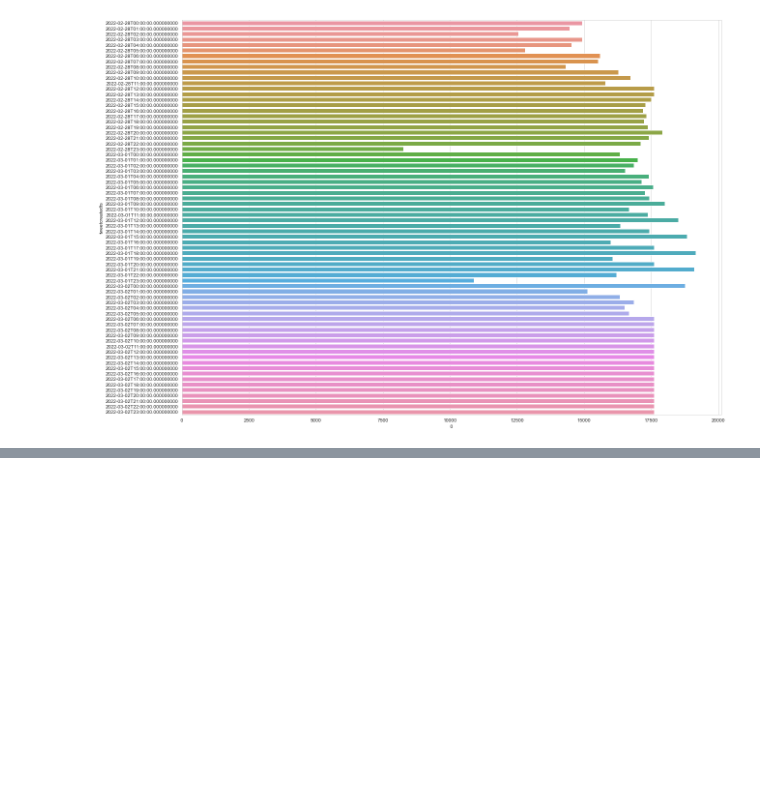
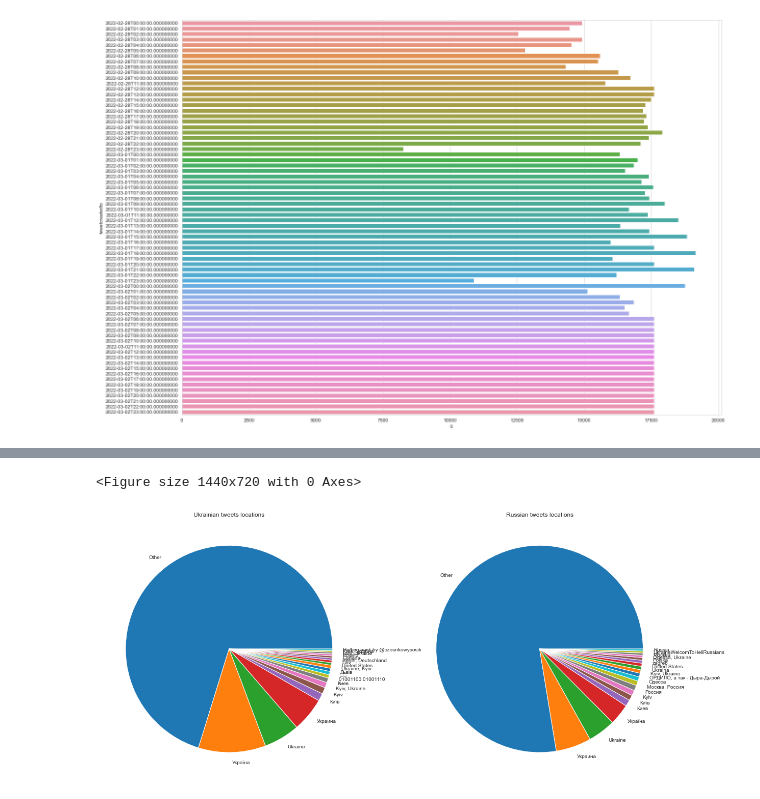
Before and after one commit to chukhranchick/Ukraine-Conflict-Twitter-Analysis-for-Data-Mining, a Jupyter notebook: ukraine-conflict-twitter-analysis-for-data-mining.ipynb, the cells around one changed output, grey strips where cells are left out. Drawn from its saved outputs; the diff is of its cells as text; code cells hidden in the pictures; blank space fills up the shorter version.

```diff
--- a/ukraine-conflict-twitter-analysis-for-data-mining.ipynb
+++ b/ukraine-conflict-twitter-analysis-for-data-mining.ipynb
@@ -486,0 +452,4 @@ plt.show()
+# %%
+datasets_by_language = {}
+for language in all_tweets['language'].unique():
+    datasets_by_language[language] = all_tweets[all_tweets['language'] == language]
@@ -486,0 +459,14 @@ plt.show()
+# %%
+ukrainian_tweets = datasets_by_language['uk']
+russian_tweets = datasets_by_language['ru']
+# %%
+plt.figure(figsize=(20, 10))
+fig, ax = plt.subplots(1, 2, figsize=(20, 10))
+ax[0].pie(ukrainian_tweets['location'].value_counts()[:n_first], labels=ukrainian_tweets['location'].value_counts().index[:n_first])
+ax[0].set_title('Ukrainian tweets locations')
+ax[1].pie(russian_tweets['location'].value_counts()[:n_first], labels=russian_tweets['location'].value_counts().index[:n_first])
+ax[1].set_title('Russian tweets locations')
+plt.show()
+# %% [output]
+<Figure size 1440x720 with 0 Axes>
+[figure, added]
```
Also changed, not shown: parts of 22 cells of this notebook.
